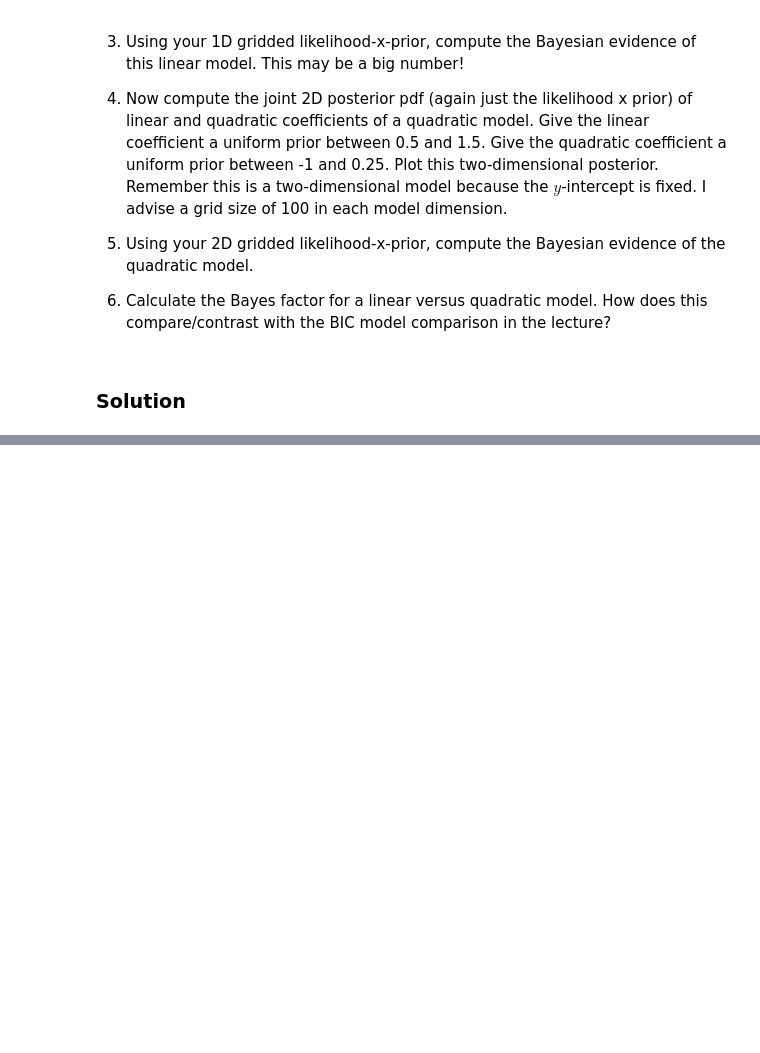
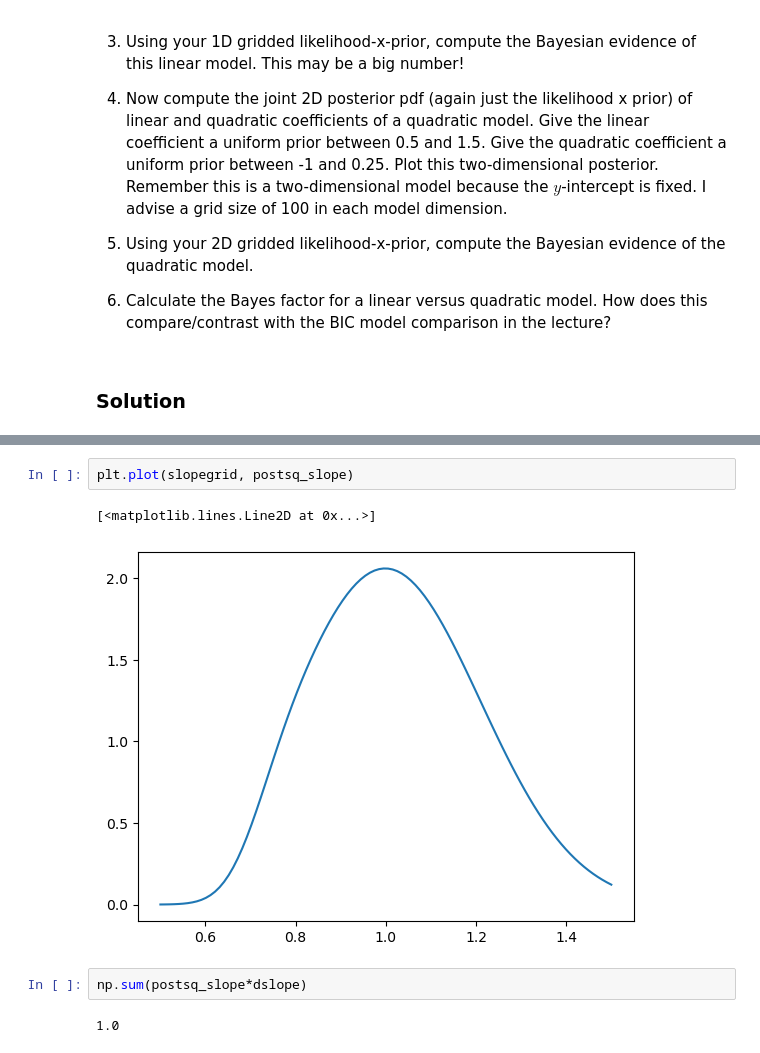
Before and after one commit to VanderbiltAstronomy/astr_8070_s24, a Jupyter notebook: coursework/student_folders/levi_schult/hws/vu_astr8070_s24_hw4_levischult.ipynb, the cells around one changed output, grey strips where cells are left out. Drawn from its saved outputs; the diff is of its cells as text; blank space fills up the shorter version.

```diff
--- a/coursework/student_folders/levi_schult/hws/vu_astr8070_s24_hw4_levischult.ipynb
+++ b/coursework/student_folders/levi_schult/hws/vu_astr8070_s24_hw4_levischult.ipynb
@@ -354,0 +418,9 @@ def logL(theta, data, model=polynomial_fit):
+# %%
+plt.plot(slopegrid, postsq_slope)
+# %% [output]
+[<matplotlib.lines.Line2D at 0x...>]
+[figure, added]
+# %%
+np.sum(postsq_slope*dslope)
+# %% [output]
+1.0
```
Also changed, not shown: parts of 25 cells of this notebook.
